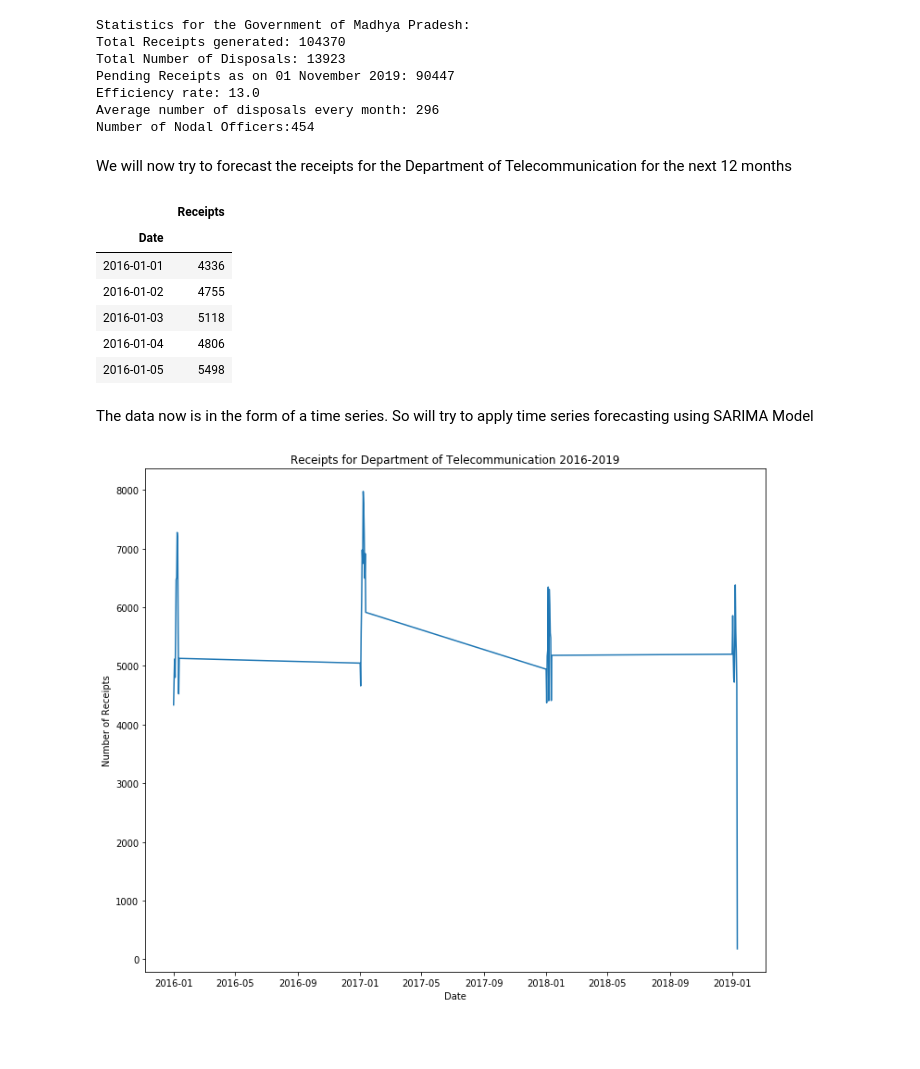
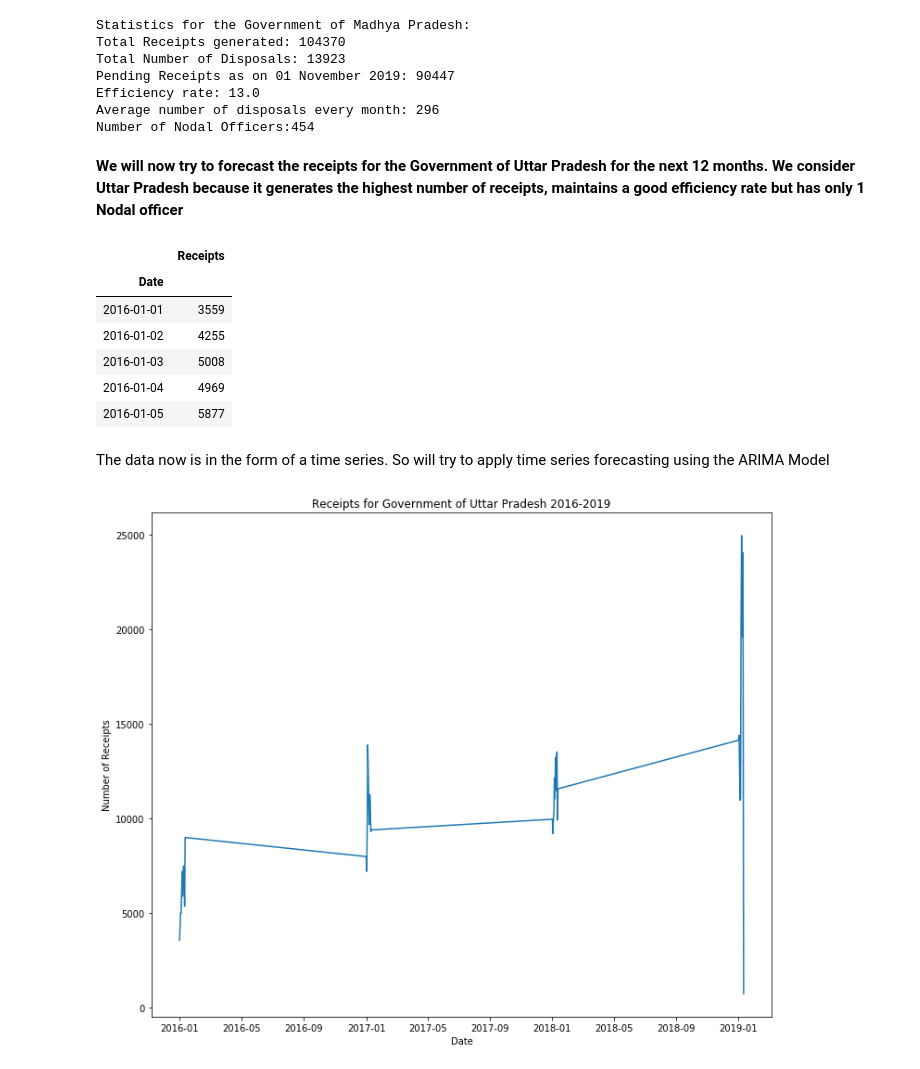
Before and after one commit to ameya-shahu/DARPG-hackthon, a Jupyter notebook: ReceiptsDisposal-Analysis.ipynb, the cells around one changed output. Saved outputs shown, nothing was run; the diff lists cells and outputs as text; code cells hidden in the pictures; blank space fills up the shorter version.

```diff
--- a/ReceiptsDisposal-Analysis.ipynb
+++ b/ReceiptsDisposal-Analysis.ipynb
@@ -574,7 +576,7 @@ Efficiency rate: 13.0
 Average number of disposals every month: 296
 Number of Nodal Officers:454
 # %% [markdown]
-We will now try to forecast the receipts for the Department of Telecommunication for the next 12 months
+<b>We will now try to forecast the receipts for the Government of Uttar Pradesh for the next 12 months. We consider Uttar Pradesh because it generates the highest number of receipts, maintains a good efficiency rate but has only 1 Nodal officer</b>
 # %%
 #importing necessary libraries
 from sklearn.metrics import r2_score, median_absolute_error, mean_absolute_error
@@ -599,22 +604,25 @@ dept_telecom_receipts = dept_telecom_receipts.set_index("Date")
+# %%
+#importing the new CSV file in a separate DataFrame for further analysis and setting Date column as index
+df = pd.read_csv("E:\\The Institution\\DARPG Hackathon\\Govt_UP_Receipts", parse_dates=['Date'],  index_col='Date')
 # %%
-dept_telecom_receipts.head()
+df.head()
 # %% [output]
 |  | Receipts |
 | Date |  |
-| 2016-01-01 | 4336 |
-| 2016-01-02 | 4755 |
-| 2016-01-03 | 5118 |
-| 2016-01-04 | 4806 |
-| 2016-01-05 | 5498 |
+| 2016-01-01 | 3559 |
+| 2016-01-02 | 4255 |
+| 2016-01-03 | 5008 |
+| 2016-01-04 | 4969 |
+| 2016-01-05 | 5877 |
 # %% [markdown]
-The data now is in the form of a time series. So will try to apply time series forecasting using SARIMA Model
+The data now is in the form of a time series. So will try to apply time series forecasting using the ARIMA Model
 # %%
 #visualizing the time series
 plt.figure(figsize=(12,10))
-plt.plot(dept_telecom_receipts)
-plt.title("Receipts for Department of Telecommunication 2016-2019")
+plt.plot(df)
+plt.title("Receipts for Government of Uttar Pradesh 2016-2019")
 plt.xlabel("Date")
 plt.ylabel("Number of Receipts")
 plt.show()
 # %% [output]
-[figure, old version]
+[figure, new version]
```
Also changed, not shown: parts of 28 cells of this notebook.
